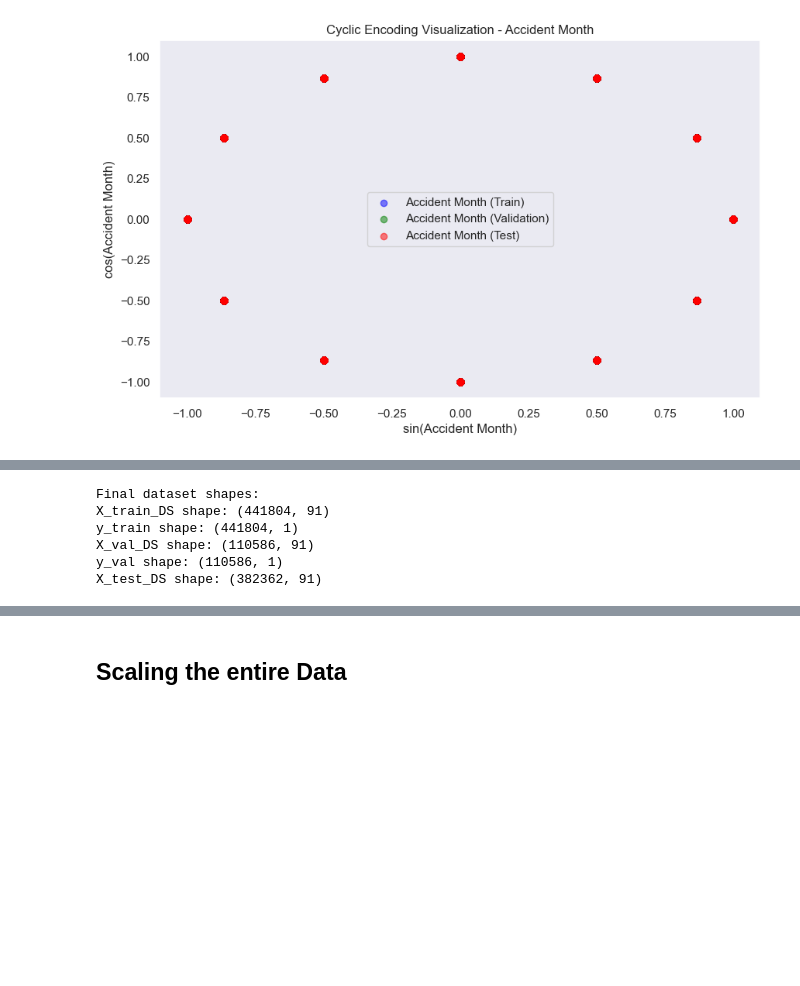
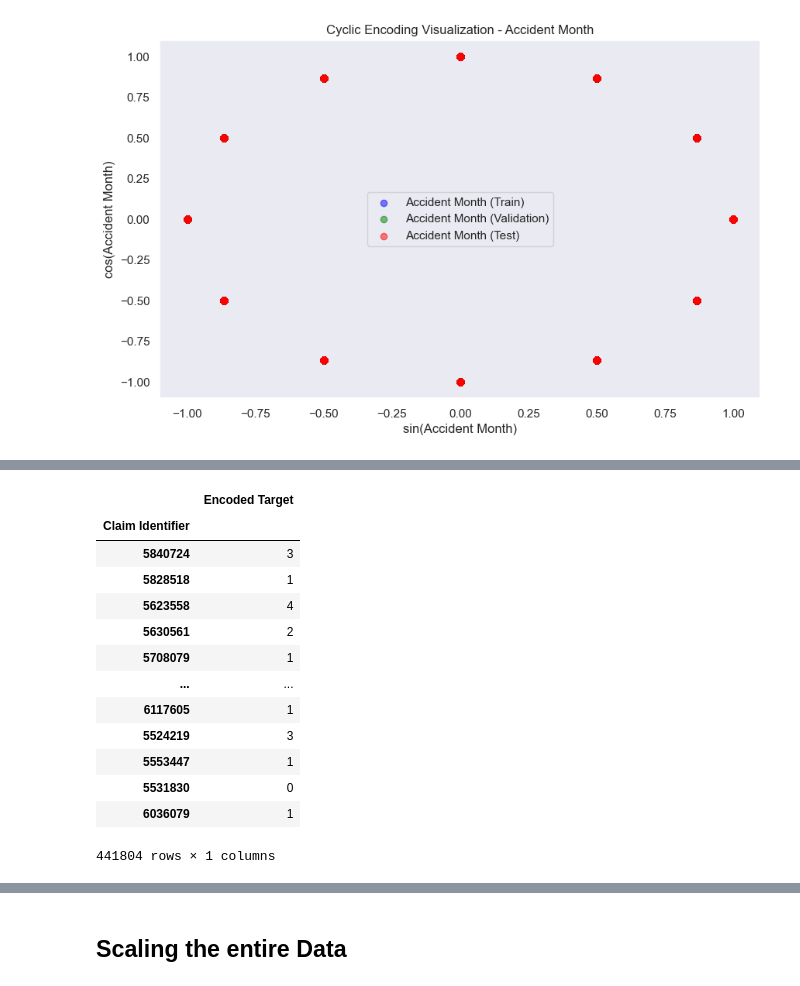
Before and after one commit to JoaoDargent/ML-Project, a Jupyter notebook: 4.Data_Scaling.ipynb, the cells around one changed output, grey strips where cells are left out. Cells and saved outputs as stored; diff of their text form; code cells hidden in the pictures; blank space fills up the shorter version.

```diff
--- a/4.Data_Scaling.ipynb
+++ b/4.Data_Scaling.ipynb
@@ -344,2 +742,19 @@ y_train_encoded = le.fit(desired_order).transform(y_train_DS)
 y_train_encoded_df = pd.DataFrame(y_train_encoded, columns=['Encoded Target'], index=y_train_DS.index)
+# %%
+y_train_encoded_df
+# %% [output]
+|  | Encoded Target |
+| Claim Identifier |  |
+| 5840724 | 3 |
+| 5828518 | 1 |
+| 5623558 | 4 |
+| 5630561 | 2 |
+| 5708079 | 1 |
+| ... | ... |
+| 6117605 | 1 |
+| 5524219 | 3 |
+| 5553447 | 1 |
+| 5531830 | 0 |
+| 6036079 | 1 |
+441804 rows × 1 columns
 # %%
@@ -347,13 +765 @@ y_val_encoded = le.transform(y_val_DS)
 y_val_encoded_df = pd.DataFrame(y_val_encoded, columns=['Encoded Target'], index=y_val_DS.index)
-# %%
-# Combine all processed features for train, validation, and test datasets
-X_train_DS = pd.concat([X_train_numeric, ohc_train_df ,X_train_high_card_object_encoded, X_train_cyclic_encoded, X_train_binary], axis=1)
-X_val_DS = pd.concat([X_val_numeric, ohc_val_df,X_val_high_card_object_encoded, X_val_cyclic_encoded, X_val_binary], axis=1)
-X_test_DS = pd.concat([X_test_numeric, ohc_test_df,X_test_high_card_object_encoded, X_test_cyclic_encoded, X_test_binary], axis=1)
-# %% [output]
-Final dataset shapes:
-X_train_DS shape: (441804, 91)
-y_train shape: (441804, 1)
-X_val_DS shape: (110586, 91)
-y_val shape: (110586, 1)
-X_test_DS shape: (382362, 91)
```
Also changed, not shown: parts of 47 cells of this notebook, 6 other files.
